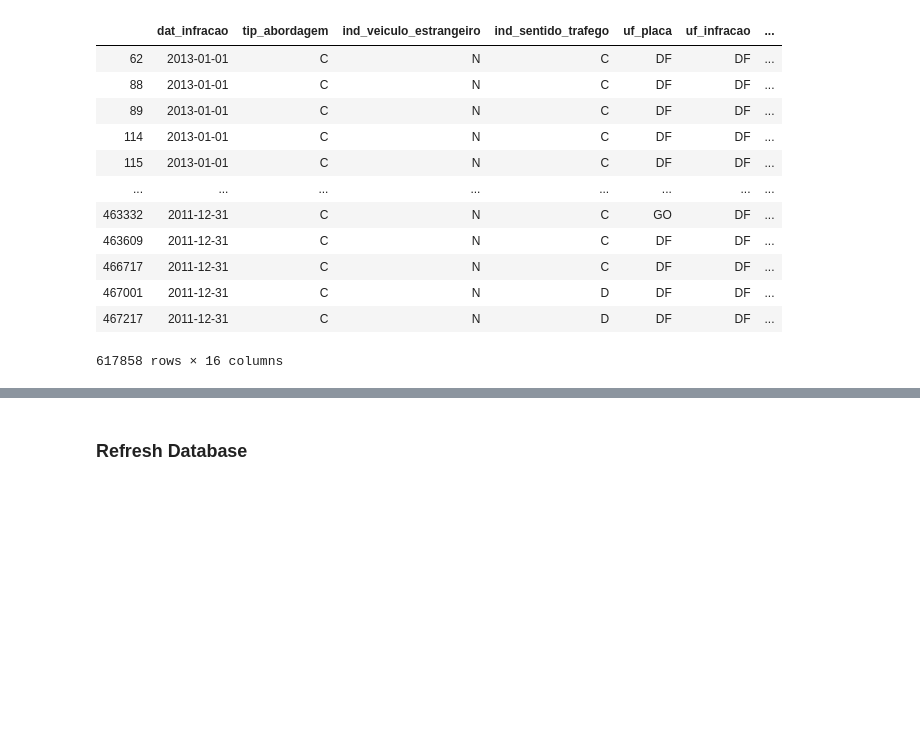
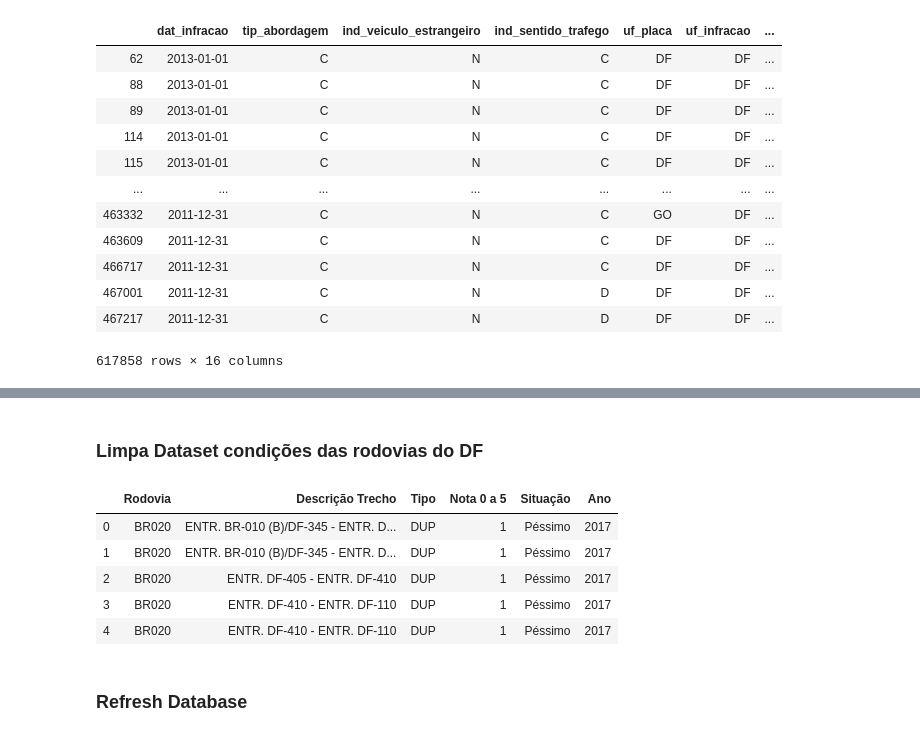
Before and after one commit to IagoCarvalho/tcc_scripts, a Jupyter notebook: data_cleaning.ipynb, the cells around one changed output, grey strips where cells are left out. Drawn from its saved outputs; the diff is of its cells as text; code cells hidden in the pictures; blank space fills up the shorter version.

```diff
--- a/data_cleaning.ipynb
+++ b/data_cleaning.ipynb
@@ -348,3 +403,19 @@ df_infracoes_2010_2018
+# %% [markdown]
+### Limpa Dataset condições das rodovias do DF
+# %%
+df_condicoes_rodovias = pd.read_csv("datasets/condicoes_rodovias_2019.csv", sep = ';', encoding = 'utf-8', header = None)
+df_condicoes_rodovias = df_condicoes_rodovias.drop([1, 2, 4, 5], axis = 1)
+df_condicoes_rodovias.columns = ["Rodovia", "Descrição Trecho", "Tipo", "Nota 0 a 5", "Situação", "Ano"]
+df_condicoes_rodovias.Ano = pd.to_datetime(df_condicoes_rodovias.Ano)
+df_condicoes_rodovias.Ano = df_condicoes_rodovias.Ano.dt.year
+df_condicoes_rodovias.head()
+# %% [output]
+|  | Rodovia | Descrição Trecho | Tipo | Nota 0 a 5 | Situação | Ano |
+| 0 | BR020 | ENTR. BR-010 (B)/DF-345 - ENTR. D... | DUP | 1 | Péssimo | 2017 |
+| 1 | BR020 | ENTR. BR-010 (B)/DF-345 - ENTR. D... | DUP | 1 | Péssimo | 2017 |
+| 2 | BR020 | ENTR. DF-405 - ENTR. DF-410 | DUP | 1 | Péssimo | 2017 |
+| 3 | BR020 | ENTR. DF-410 - ENTR. DF-110 | DUP | 1 | Péssimo | 2017 |
+| 4 | BR020 | ENTR. DF-410 - ENTR. DF-110 | DUP | 1 | Péssimo | 2017 |
 # %% [markdown]
 ### Refresh Database
 # %%
```
Also changed, not shown: parts of 13 cells of this notebook.
